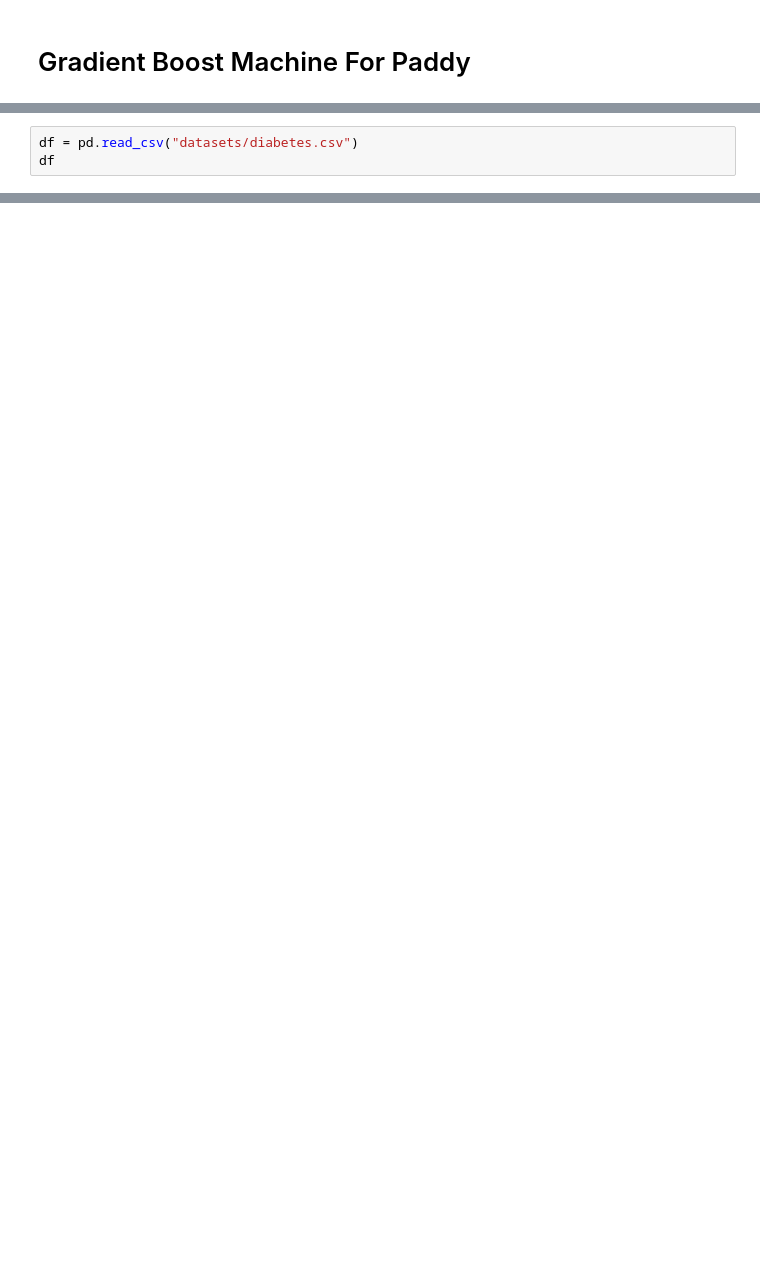
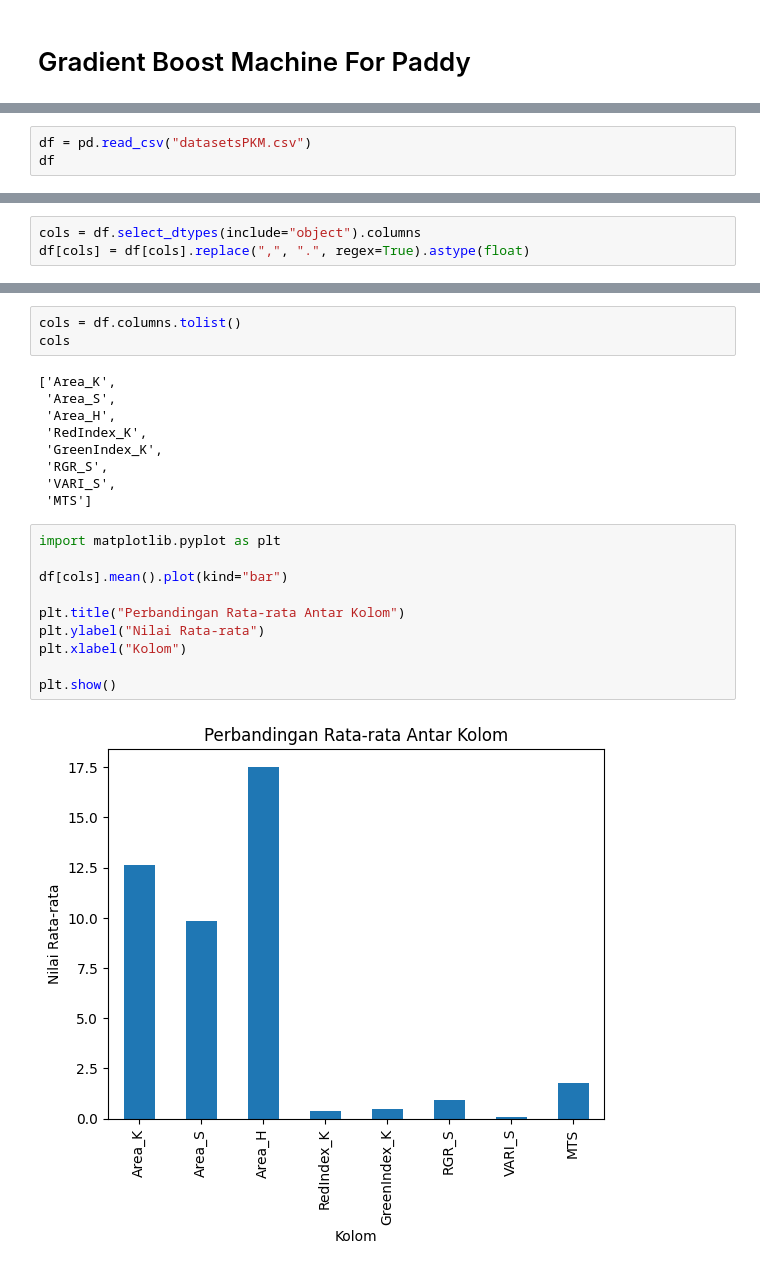
Before and after one commit to RfqiAlan/Hands-On-MachineLearning, a Jupyter notebook: PKM/GBM.ipynb, the cells around one changed output, grey strips where cells are left out. Saved outputs shown, nothing was run; the diff lists cells and outputs as text; blank space fills up the shorter version.

```diff
--- a/PKM/GBM.ipynb
+++ b/PKM/GBM.ipynb
@@ -10,5 +11,5 @@ from sklearn.model_selection import train_test_split
 from sklearn.metrics import accuracy_score
 from sklearn.datasets import load_digits
 # %%
-df = pd.read_csv("datasets/diabetes.csv")
+df = pd.read_csv("datasetsPKM.csv")
 df
@@ -16,0 +48,3 @@ df.info()
+# %%
+cols = df.select_dtypes(include="object").columns
+df[cols] = df[cols].replace(",", ".", regex=True).astype(float)
@@ -21 +96,25 @@ df.isnull().sum()
+# %%
+cols = df.columns.tolist()
+cols
+# %% [output]
+['Area_K',
+ 'Area_S',
+ 'Area_H',
+ 'RedIndex_K',
+ 'GreenIndex_K',
+ 'RGR_S',
+ 'VARI_S',
+ 'MTS']
+# %%
+import matplotlib.pyplot as plt
+
+df[cols].mean().plot(kind="bar")
+
+plt.title("Perbandingan Rata-rata Antar Kolom")
+plt.ylabel("Nilai Rata-rata")
+plt.xlabel("Kolom")
+
+plt.show()
+# %% [output]
+[figure, added]
 # %%
```
Also changed, not shown: parts of 11 cells of this notebook, 2 other files.
